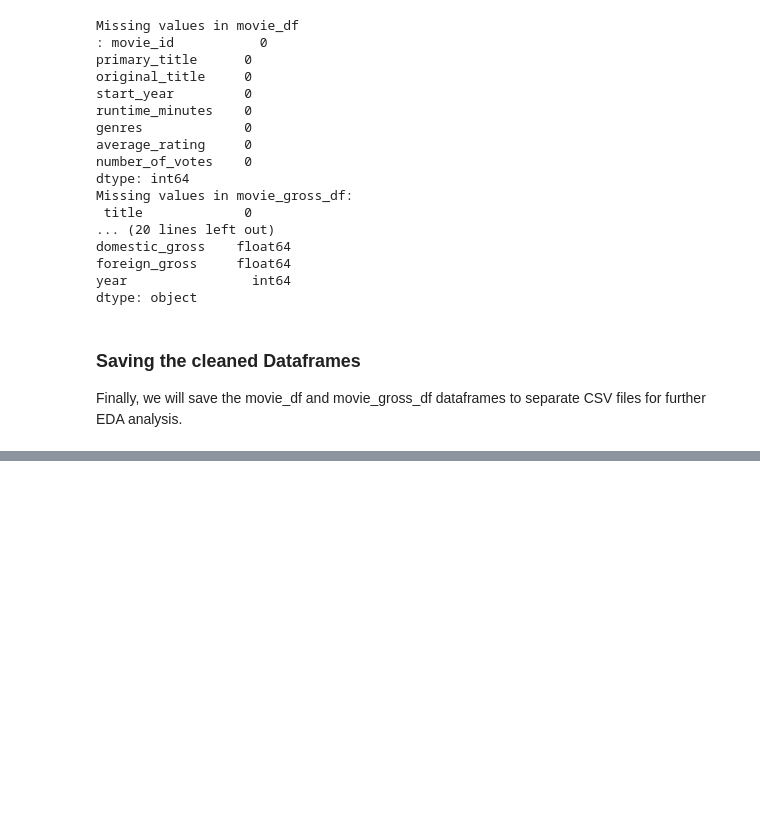
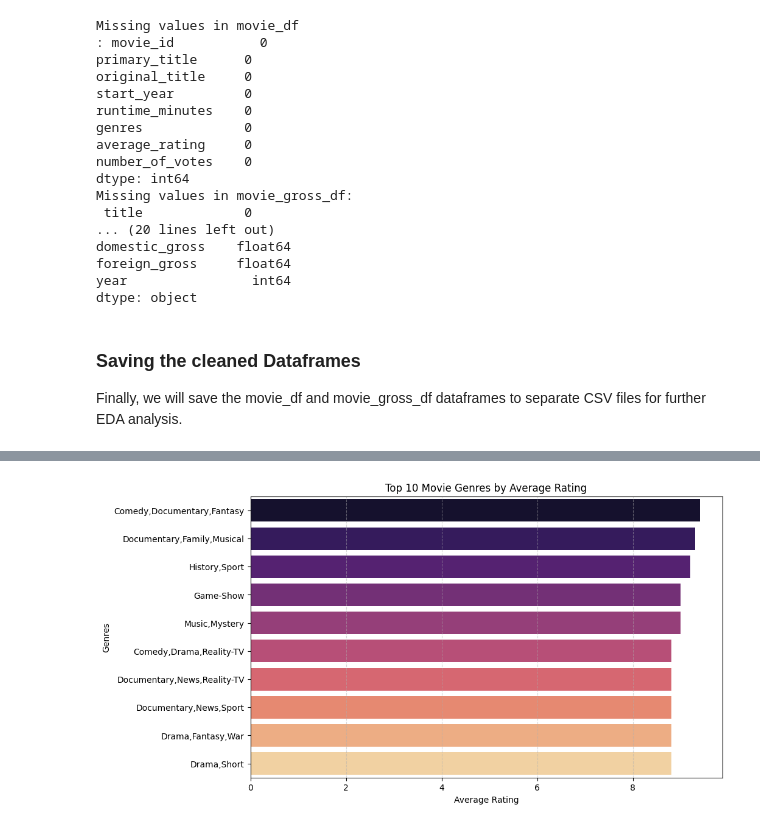
Before and after one commit to Patricknmaina/dsc-phase-2-project, a Jupyter notebook: index.ipynb, the cells around one changed output, grey strips where cells are left out. Cells and saved outputs as stored; diff of their text form; code cells hidden in the pictures; blank space fills up the shorter version.

```diff
--- a/index.ipynb
+++ b/index.ipynb
@@ -416,0 +589,6 @@ movie_gross_df.to_csv('data/cleaned_data/cleaned_movie_gross_dataset.csv')
+# %%
+# display top 10 movie genres and average rating columns
+top_10_genre_by_ratings = movie_df.groupby('genres')['average_rating'].mean().nlargest(10).reset_index()
+top_10_genre_by_ratings.columns = ['Genres', 'Average Rating']
+print("Top 10 Movie Genres by Average Rating:")
+print(top_10_genre_by_ratings)
@@ -416,0 +608,11 @@ movie_gross_df.to_csv('data/cleaned_data/cleaned_movie_gross_dataset.csv')
+# %%
+# plot the top 10 movie genres by average rating
+plt.figure(figsize=(10, 6))
+sns.barplot(data=top_10_genre_by_ratings, x='Average Rating', y='Genres', palette='magma', hue='Genres', legend=False)
+plt.title('Top 10 Movie Genres by Average Rating')
+plt.xlabel('Average Rating')
+plt.ylabel('Genres')
+plt.grid(axis='x', linestyle='--', alpha=0.5)
+plt.show()
+# %% [output]
+[figure, added]
```
Also changed, not shown: parts of 38 cells of this notebook.
